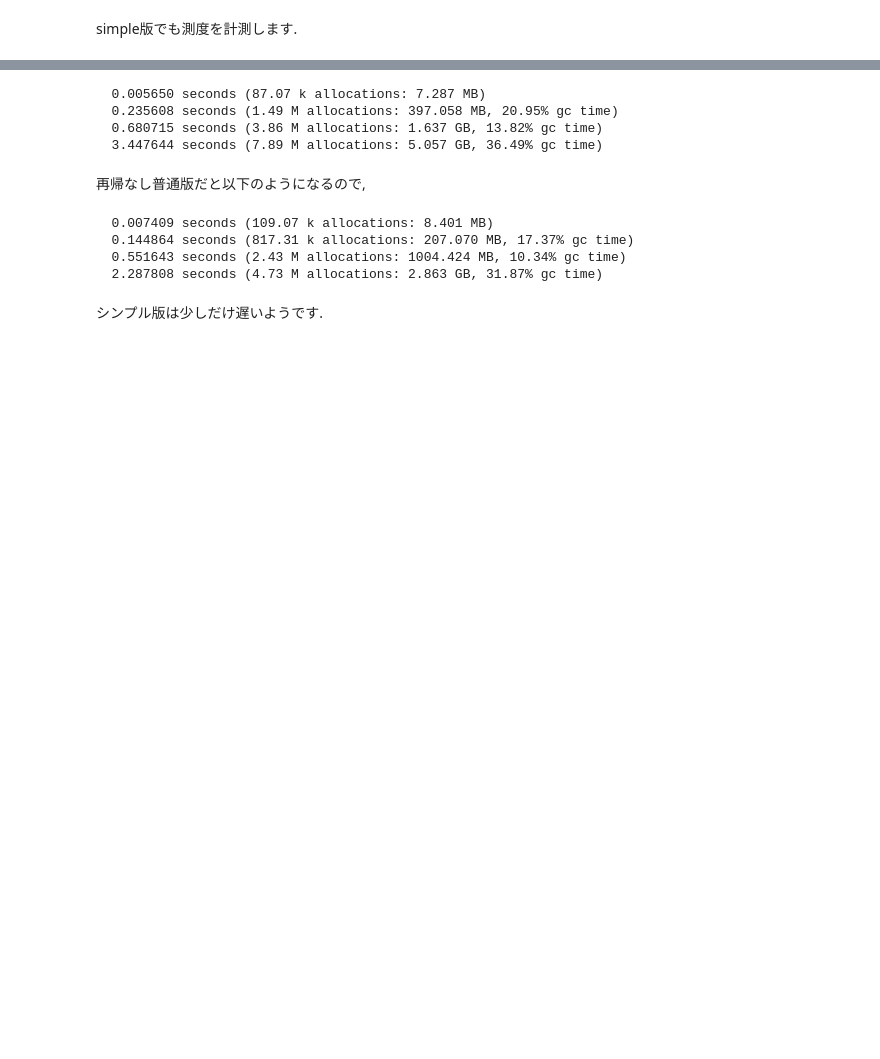
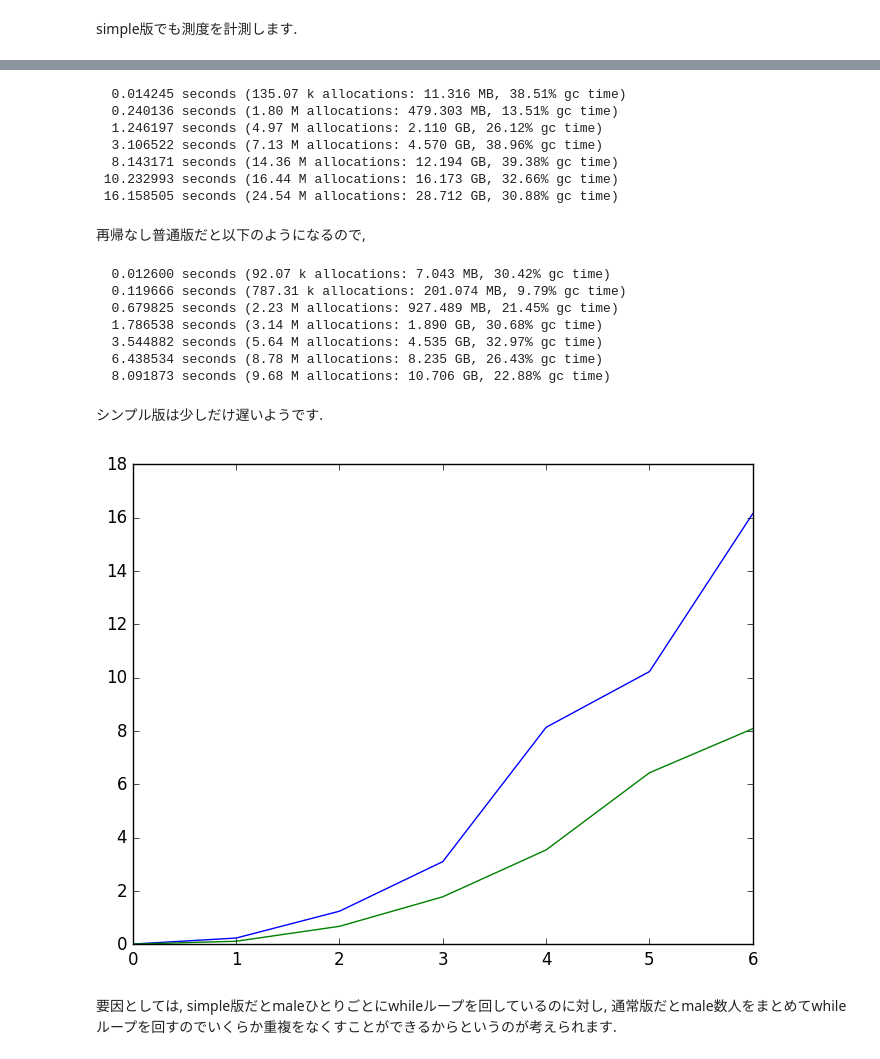
Before and after one commit to nswa17/DA.jl, a Jupyter notebook: DA.ipynb, the cells around one changed output, grey strips where cells are left out. Saved outputs shown, nothing was run; the diff lists cells and outputs as text; code cells hidden in the pictures; blank space fills up the shorter version.

```diff
--- a/DA.ipynb
+++ b/DA.ipynb
@@ -468,11 +500,17 @@ speedtest2 (generic function with 2 methods)
 @time speedtest2(50, 50, 1000)
 @time speedtest2(100, 100, 1000)
 @time speedtest2(150, 150, 1000)
+@time speedtest2(200, 200, 1000)
+@time speedtest2(250, 250, 1000)
+@time speedtest2(300, 300, 1000)
 # %% [output]
-  0.005650 seconds (87.07 k allocations: 7.287 MB)
-  0.235608 seconds (1.49 M allocations: 397.058 MB, 20.95% gc time)
-  0.680715 seconds (3.86 M allocations: 1.637 GB, 13.82% gc time)
-  3.447644 seconds (7.89 M allocations: 5.057 GB, 36.49% gc time)
+  0.014245 seconds (135.07 k allocations: 11.316 MB, 38.51% gc time)
+  0.240136 seconds (1.80 M allocations: 479.303 MB, 13.51% gc time)
+  1.246197 seconds (4.97 M allocations: 2.110 GB, 26.12% gc time)
+  3.106522 seconds (7.13 M allocations: 4.570 GB, 38.96% gc time)
+  8.143171 seconds (14.36 M allocations: 12.194 GB, 39.38% gc time)
+ 10.232993 seconds (16.44 M allocations: 16.173 GB, 32.66% gc time)
+ 16.158505 seconds (24.54 M allocations: 28.712 GB, 30.88% gc time)
 # %% [markdown]
  再帰なし普通版だと以下のようになるので,
 # %%
@@ -480,10 +518,36 @@ speedtest2 (generic function with 2 methods)
 @time speedtest1(50, 50, 1000, false)
 @time speedtest1(100, 100, 1000, false)
 @time speedtest1(150, 150, 1000, false)
+@time speedtest1(200, 200, 1000, false)
+@time speedtest1(250, 250, 1000, false)
+@time speedtest1(300, 300, 1000, false)
 # %% [output]
-  0.007409 seconds (109.07 k allocations: 8.401 MB)
-  0.144864 seconds (817.31 k allocations: 207.070 MB, 17.37% gc time)
-  0.551643 seconds (2.43 M allocations: 1004.424 MB, 10.34% gc time)
-  2.287808 seconds (4.73 M allocations: 2.863 GB, 31.87% gc time)
+  0.012600 seconds (92.07 k allocations: 7.043 MB, 30.42% gc time)
+  0.119666 seconds (787.31 k allocations: 201.074 MB, 9.79% gc time)
+  0.679825 seconds (2.23 M allocations: 927.489 MB, 21.45% gc time)
+  1.786538 seconds (3.14 M allocations: 1.890 GB, 30.68% gc time)
+  3.544882 seconds (5.64 M allocations: 4.535 GB, 32.97% gc time)
+  6.438534 seconds (8.78 M allocations: 8.235 GB, 26.43% gc time)
+  8.091873 seconds (9.68 M allocations: 10.706 GB, 22.88% gc time)
 # %% [markdown]
  シンプル版は少しだけ遅いようです.
+# %%
+plot(get_seconds("0.014245 seconds (135.07 k allocations: 11.316 MB, 38.51% gc time)
+  0.240136 seconds (1.80 M allocations: 479.303 MB, 13.51% gc time)
+  1.246197 seconds (4.97 M allocations: 2.110 GB, 26.12% gc time)
+  3.106522 seconds (7.13 M allocations: 4.570 GB, 38.96% gc time)
+  8.143171 seconds (14.36 M allocations: 12.194 GB, 39.38% gc time)
+ 10.232993 seconds (16.44 M allocations: 16.173 GB, 32.66% gc time)
+ 16.158505 seconds (24.54 M allocations: 28.712 GB, 30.88% gc time)"))
+plot(get_seconds("  0.012600 seconds (92.07 k allocations: 7.043 MB, 30.42% gc time)
+  0.119666 seconds (787.31 k allocations: 201.074 MB, 9.79% gc time)
+  0.679825 seconds (2.23 M allocations: 927.489 MB, 21.45% gc time)
+  1.786538 seconds (3.14 M allocations: 1.890 GB, 30.68% gc time)
+  3.544882 seconds (5.64 M allocations: 4.535 GB, 32.97% gc time)
+  6.438534 seconds (8.78 M allocations: 8.235 GB, 26.43% gc time)
+  8.091873 seconds (9.68 M allocations: 10.706 GB, 22.88% gc time)"))
+legend()
+# %% [output]
+[figure, added]
+# %% [markdown]
+要因としては, simple版だとmaleひとりごとにwhileループを回しているのに対し, 通常版だとmale数人をまとめてwhileループを回すのでいくらか重複をなくすことができるからというのが考えられます.
```
Also changed, not shown: parts of 17 cells of this notebook, 2 other files.
